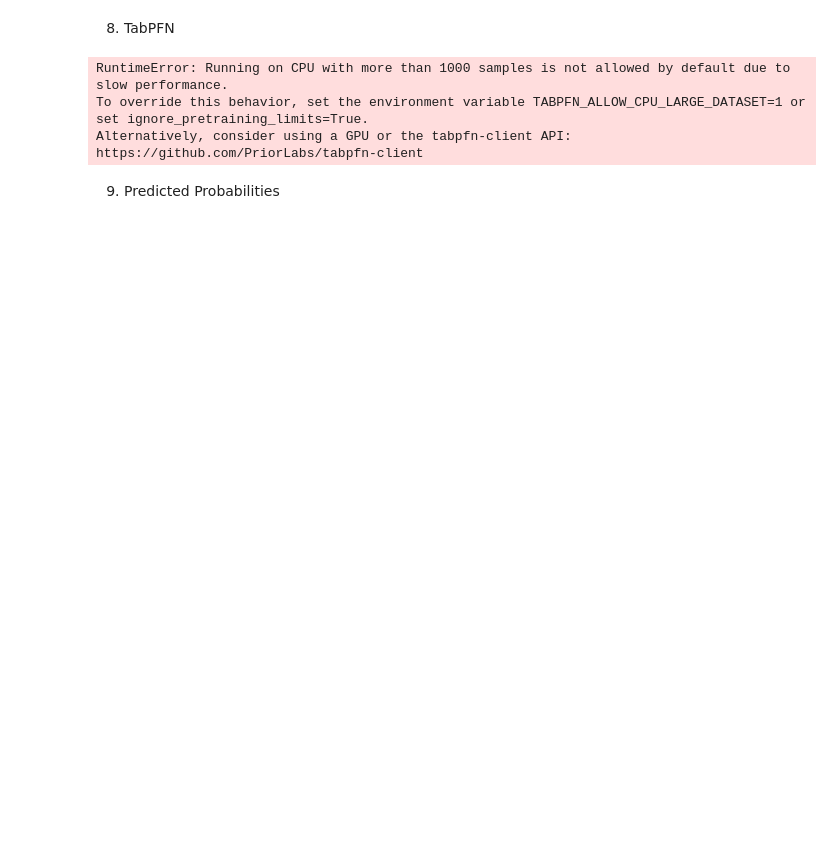
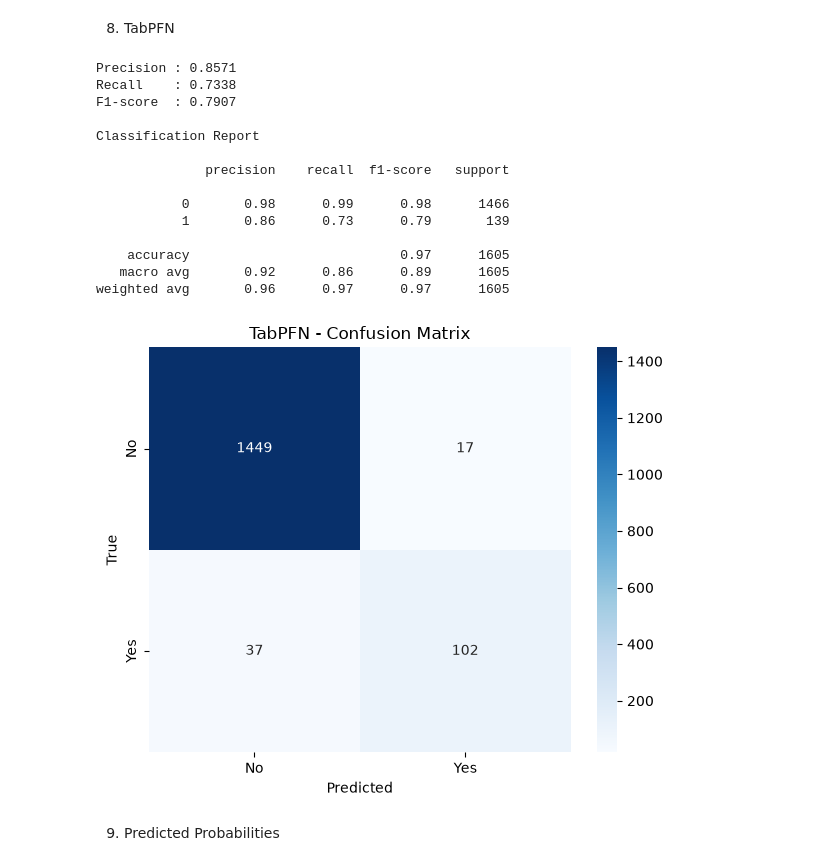
Before and after one commit to levifvy/machine_learning_course_cifo_2026, a Jupyter notebook: 11_classification/challenges/bank_term_deposit_by_levi.ipynb, the cells around one changed output. Cells and saved outputs as stored; diff of their text form; code cells hidden in the pictures; blank space fills up the shorter version.

```diff
--- a/11_classification/challenges/bank_term_deposit_by_levi.ipynb
+++ b/11_classification/challenges/bank_term_deposit_by_levi.ipynb
@@ -230,17 +259,15 @@ plt.show()
 # %% [markdown]
 8. TabPFN
 # %%
-# ==========================================================
 # Authentication
-# ==========================================================
 
 import os
 
 os.environ["TABPFN_TOKEN"] = "tabpfn_sk_HegmzPRECBX7B-KslW6Mxlm54tSi0dp5VkBSsBQkdMU"
+os.environ["TABPFN_ALLOW_CPU_LARGE_DATASET"] = "1"
 
-# ==========================================================
+
 # 1. Imports
-# ==========================================================
 
 from tabpfn import TabPFNClassifier
 
@@ -257,9 +284,8 @@ import seaborn as sns
 import matplotlib.pyplot as plt
 
 
-# ==========================================================
 # 2. Prepare data
-# ==========================================================
+
 
 X_train_tabpfn = X_train.copy()
 X_test_tabpfn = X_test.copy()
@@ -271,19 +297,19 @@ for col in cat_features:
         X_test_tabpfn[col] = X_test_tabpfn[col].astype("category")
 
 
-# ==========================================================
+
 # 3. Create TabPFN model
-# ==========================================================
+
 
 tabpfn_model = TabPFNClassifier(
     device="cpu",
-    random_state=random_seed
+    random_state=random_seed,
+    ignore_pretraining_limits=True
 )
 
 
-# ==========================================================
 # 4. Cross Validation Predictions
-# ==========================================================
+
 
 tabpfn_cv_predictions = cross_val_predict(
     estimator=tabpfn_model,
@@ -295,9 +321,8 @@ tabpfn_cv_predictions = cross_val_predict(
 )
 
 
-# ==========================================================
 # 5. Evaluation Metrics
-# ==========================================================
+
 
 precision = precision_score(
     y_train,
@@ -327,38 +352,49 @@ print(classification_report(
     tabpfn_cv_predictions,
     zero_division=0
 ))
 
 
-# ==========================================================
 # 6. Confusion Matrix
-# ==========================================================
+
 
 cm = confusion_matrix(
     y_train,
     tabpfn_cv_predictions
 )
 
 plt.figure(figsize=(6,5))
 
 sns.heatmap(
     cm,
     annot=True,
     fmt="d",
     cmap="Blues",
     xticklabels=["No", "Yes"],
     yticklabels=["No", "Yes"]
 )
 
 plt.xlabel("Predicted")
 plt.ylabel("True")
 plt.title("TabPFN - Confusion Matrix")
 
 plt.tight_layout()
 plt.show()
 # %% [output]
-RuntimeError: Running on CPU with more than 1000 samples is not allowed by default due to slow performance.
-To override this behavior, set the environment variable TABPFN_ALLOW_CPU_LARGE_DATASET=1 or set ignore_pretraining_limits=True.
-Alternatively, consider using a GPU or the tabpfn-client API: https://github.com/PriorLabs/tabpfn-client
+Precision : 0.8571
+Recall    : 0.7338
+F1-score  : 0.7907
+
+Classification Report
+
+              precision    recall  f1-score   support
+
+           0       0.98      0.99      0.98      1466
+           1       0.86      0.73      0.79       139
+
+    accuracy                           0.97      1605
+   macro avg       0.92      0.86      0.89      1605
+weighted avg       0.96      0.97      0.97      1605
+[figure, added]
 # %% [markdown]
 9. Predicted Probabilities
 # %%
```
Also changed, not shown: parts of 7 cells of this notebook, 2 other files.
